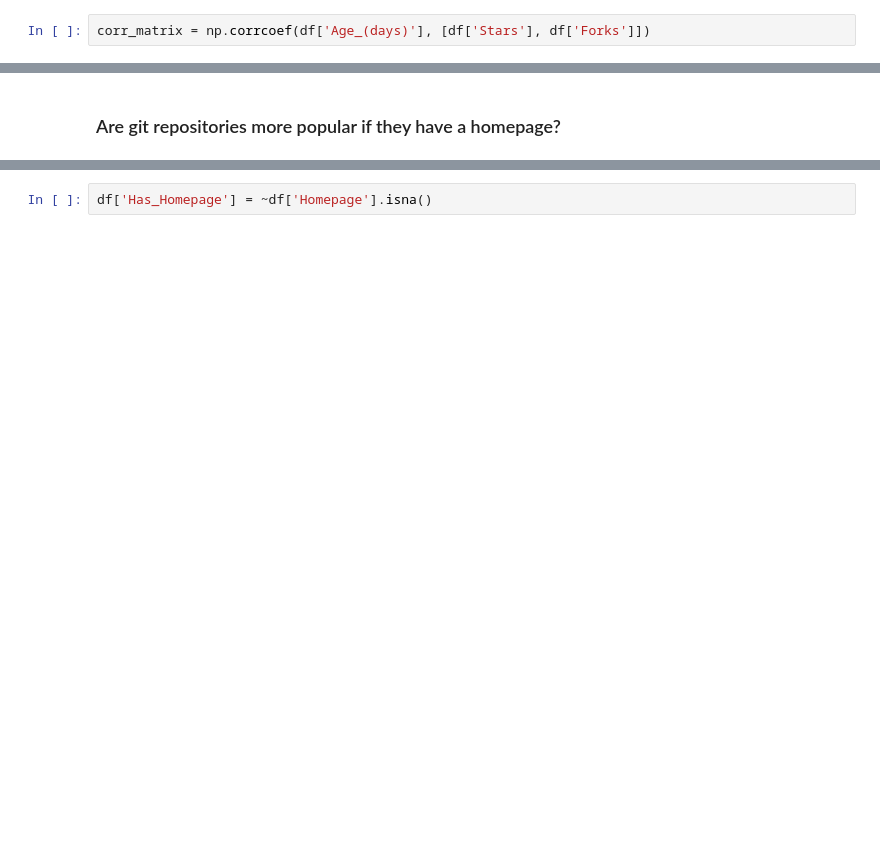
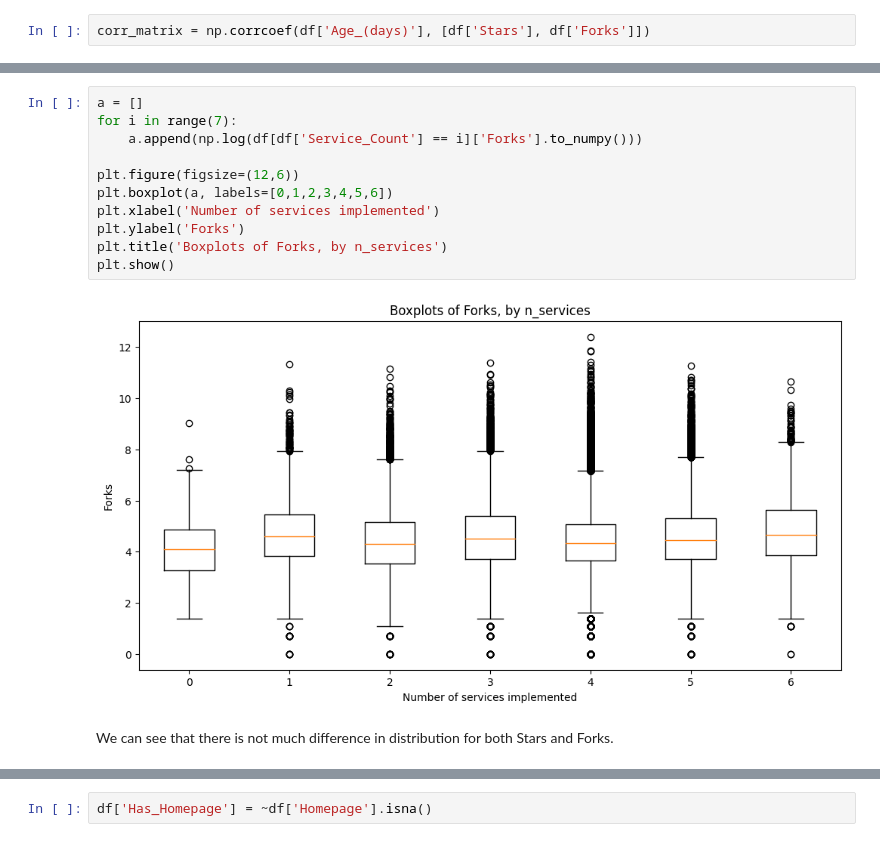
Before and after one commit to lmkq/P4DS, a Jupyter notebook: notebooks/3.0-Answering-Questions.ipynb, the cells around one changed output, grey strips where cells are left out. Saved outputs shown, nothing was run; the diff lists cells and outputs as text; blank space fills up the shorter version.

```diff
--- a/notebooks/3.0-Answering-Questions.ipynb
+++ b/notebooks/3.0-Answering-Questions.ipynb
@@ -120,2 +146,15 @@ SignificanceResult(statistic=0.014473263585443418, pvalue=1.923154076037549e-11)
-# %% [markdown]
-### Are git repositories more popular if they have a homepage?
+# %%
+a = []
+for i in range(7):
+    a.append(np.log(df[df['Service_Count'] == i]['Forks'].to_numpy()))
+
+plt.figure(figsize=(12,6))
+plt.boxplot(a, labels=[0,1,2,3,4,5,6])
+plt.xlabel('Number of services implemented')
+plt.ylabel('Forks')
+plt.title('Boxplots of Forks, by n_services')
+plt.show()
+# %% [output]
+[figure, added]
+# %% [markdown]
+We can see that there is not much difference in distribution for both Stars and Forks.
```
Also changed, not shown: parts of 35 cells of this notebook.
